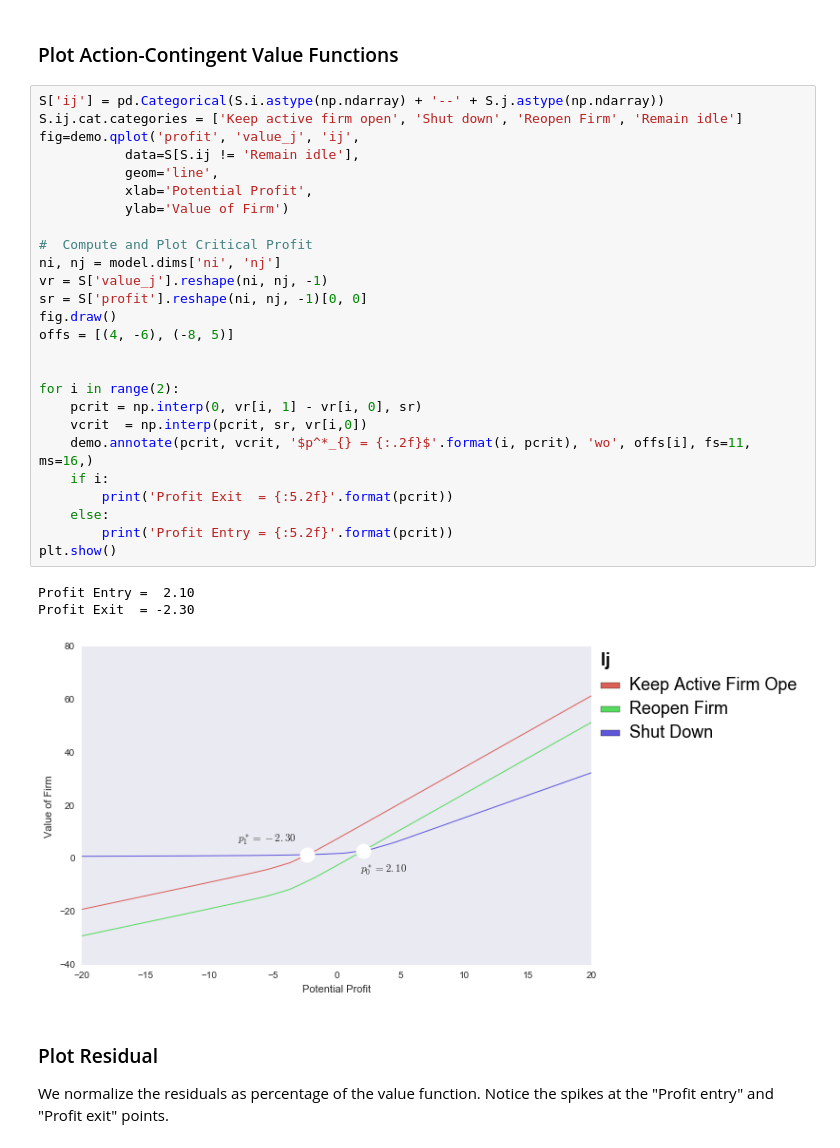
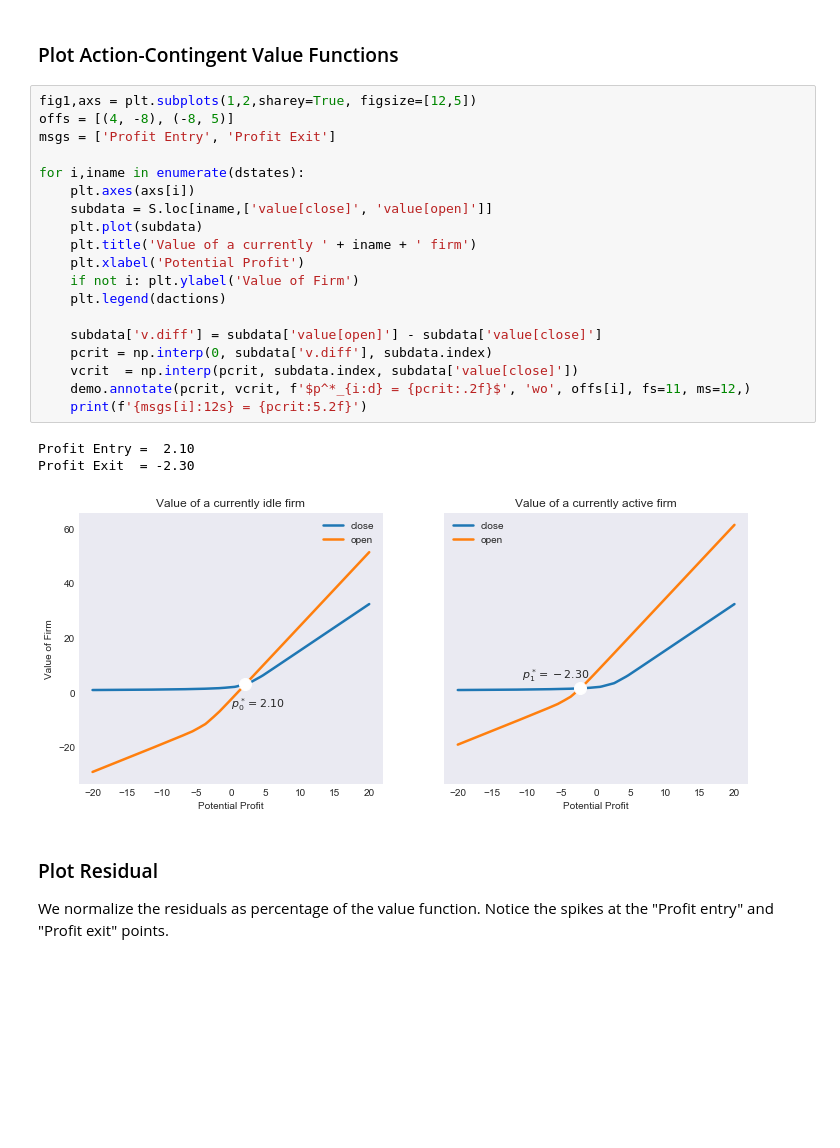
Before and after one commit to randall-romero/CompEcon, a Jupyter notebook: notebooks/dp/03 Industry Entry-Exit Model.ipynb, the cells around one changed output. Cells and saved outputs as stored; diff of their text form; blank space fills up the shorter version.

```diff
--- a/notebooks/dp/03 Industry Entry-Exit Model.ipynb
+++ b/notebooks/dp/03 Industry Entry-Exit Model.ipynb
@@ -135,35 +142,28 @@ Elapsed Time =    0.38 Seconds
 # %% [markdown]
 ### Plot Action-Contingent Value Functions
-# %%
-S['ij'] = pd.Categorical(S.i.astype(np.ndarray) + '--' + S.j.astype(np.ndarray))
-S.ij.cat.categories = ['Keep active firm open', 'Shut down', 'Reopen Firm', 'Remain idle']
-fig=demo.qplot('profit', 'value_j', 'ij',
-           data=S[S.ij != 'Remain idle'],
-           geom='line',
-           xlab='Potential Profit',
-           ylab='Value of Firm')
-
-#  Compute and Plot Critical Profit
-ni, nj = model.dims['ni', 'nj']
-vr = S['value_j'].reshape(ni, nj, -1)
-sr = S['profit'].reshape(ni, nj, -1)[0, 0]
-fig.draw()
-offs = [(4, -6), (-8, 5)]
-
-
-for i in range(2):
-    pcrit = np.interp(0, vr[i, 1] - vr[i, 0], sr)
-    vcrit  = np.interp(pcrit, sr, vr[i,0])
-    demo.annotate(pcrit, vcrit, '$p^*_{} = {:.2f}$'.format(i, pcrit), 'wo', offs[i], fs=11, ms=16,)
-    if i:
-        print('Profit Exit  = {:5.2f}'.format(pcrit))
-    else:
-        print('Profit Entry = {:5.2f}'.format(pcrit))
-plt.show()
-# %% [output]
-Profit Entry =  2.10
-Profit Exit  = -2.30
-[figure, removed]
+# %%
+fig1,axs = plt.subplots(1,2,sharey=True, figsize=[12,5])
+offs = [(4, -8), (-8, 5)]
+msgs = ['Profit Entry', 'Profit Exit']
+
+for i,iname in enumerate(dstates):
+    plt.axes(axs[i])
+    subdata = S.loc[iname,['value[close]', 'value[open]']]
+    plt.plot(subdata)
+    plt.title('Value of a currently ' + iname + ' firm')
+    plt.xlabel('Potential Profit')
+    if not i: plt.ylabel('Value of Firm')
+    plt.legend(dactions)
+
+    subdata['v.diff'] = subdata['value[open]'] - subdata['value[close]']
+    pcrit = np.interp(0, subdata['v.diff'], subdata.index)
+    vcrit  = np.interp(pcrit, subdata.index, subdata['value[close]'])
+    demo.annotate(pcrit, vcrit, f'$p^*_{i:d} = {pcrit:.2f}$', 'wo', offs[i], fs=11, ms=12,)
+    print(f'{msgs[i]:12s} = {pcrit:5.2f}')
+# %% [output]
+Profit Entry =  2.10
+Profit Exit  = -2.30
+[figure, added]
 # %% [markdown]
 ### Plot Residual
 
```
Also changed, not shown: parts of 14 cells of this notebook, 21 other files.
